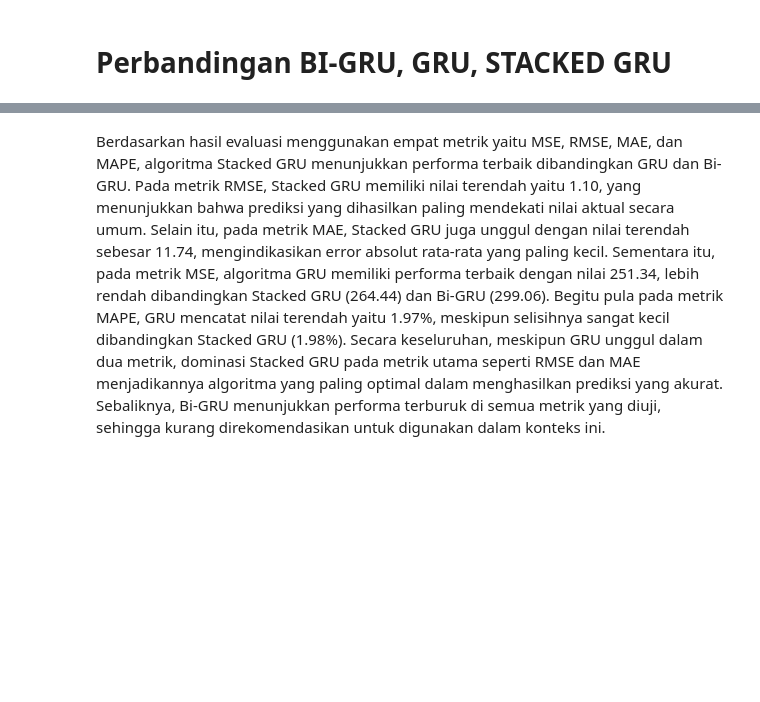
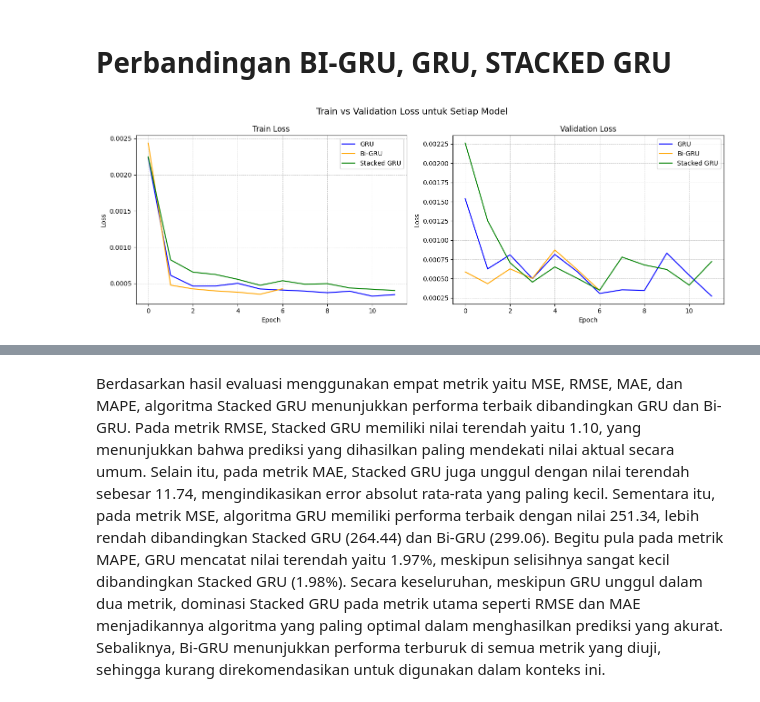
Before and after one commit to daniharmade/DataScience-Prediction, a Jupyter notebook: Kelompok 3/METAPrediction_GRU.ipynb, the cells around one changed output, grey strips where cells are left out. Drawn from its saved outputs; the diff is of its cells as text; code cells hidden in the pictures; blank space fills up the shorter version.

```diff
--- a/Kelompok 3/METAPrediction_GRU.ipynb
+++ b/Kelompok 3/METAPrediction_GRU.ipynb
@@ -709,3 +706,31 @@ plt.show()
 [figure]
 # %% [markdown]
 # Perbandingan BI-GRU, GRU, STACKED GRU
+# %%
+fig, axs = plt.subplots(1, 2, figsize=(14, 5))
+fig.suptitle('Train vs Validation Loss untuk Setiap Model', fontsize=14)
+
+# Train Loss
+axs[0].plot(history_gru.history['loss'], label='GRU', color='blue')
+axs[0].plot(history_bigru.history['loss'], label='Bi-GRU', color='orange')
+axs[0].plot(history_stacked_gru.history['loss'], label='Stacked GRU', color='green')
+axs[0].set_title('Train Loss')
+axs[0].set_xlabel('Epoch')
+axs[0].set_ylabel('Loss')
+axs[0].legend()
+axs[0].grid(True, linestyle='--', linewidth=0.5)
+
+# Validation Loss
+axs[1].plot(history_gru.history['val_loss'], label='GRU', color='blue')
+axs[1].plot(history_bigru.history['val_loss'], label='Bi-GRU', color='orange')
+axs[1].plot(history_stacked_gru.history['val_loss'], label='Stacked GRU', color='green')
+axs[1].set_title('Validation Loss')
+axs[1].set_xlabel('Epoch')
+axs[1].set_ylabel('Loss')
+axs[1].legend()
+axs[1].grid(True, linestyle='--', linewidth=0.5)
+
+plt.tight_layout()
+plt.show()
+# %% [output]
+[figure, added]
```
Also changed, not shown: parts of 22 cells of this notebook.
